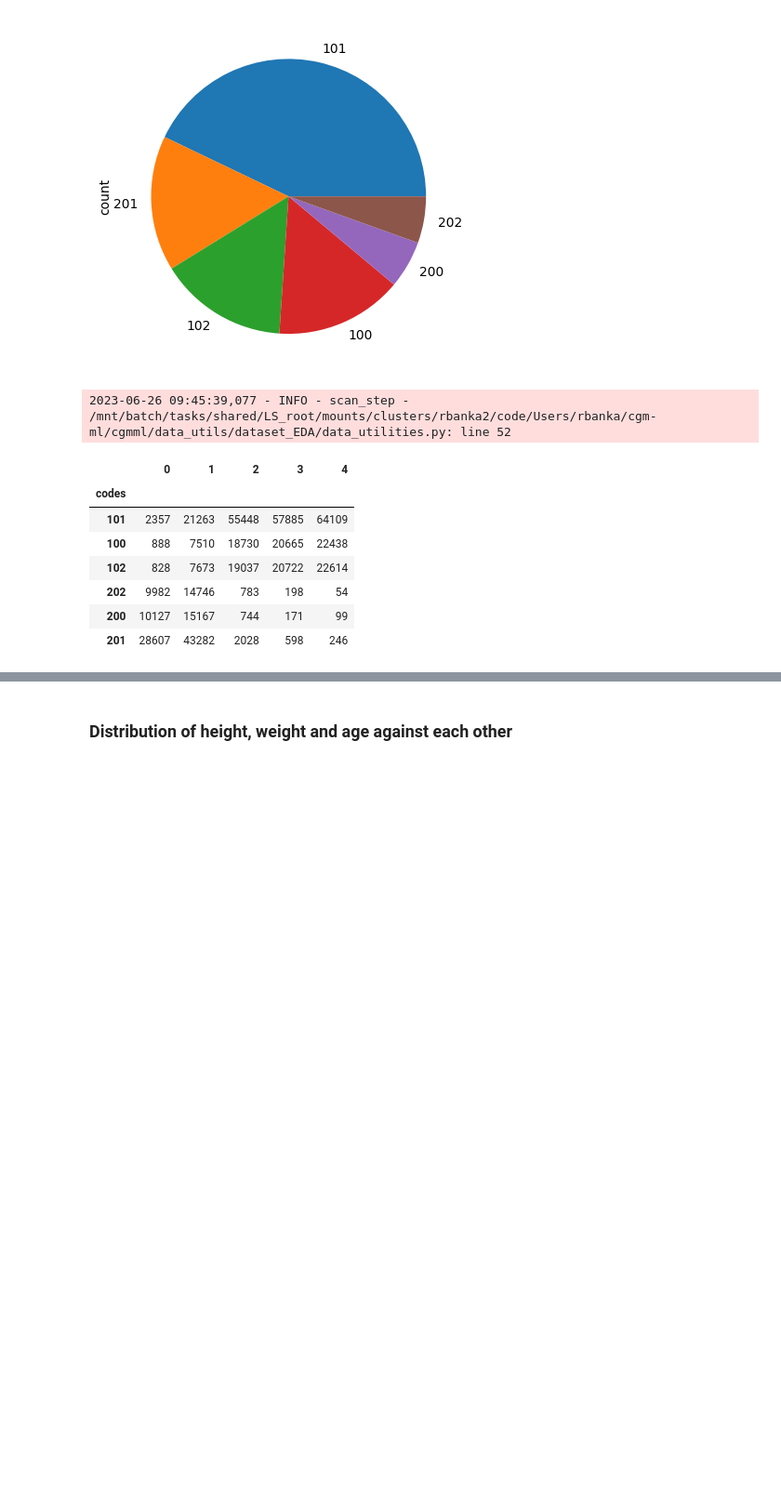
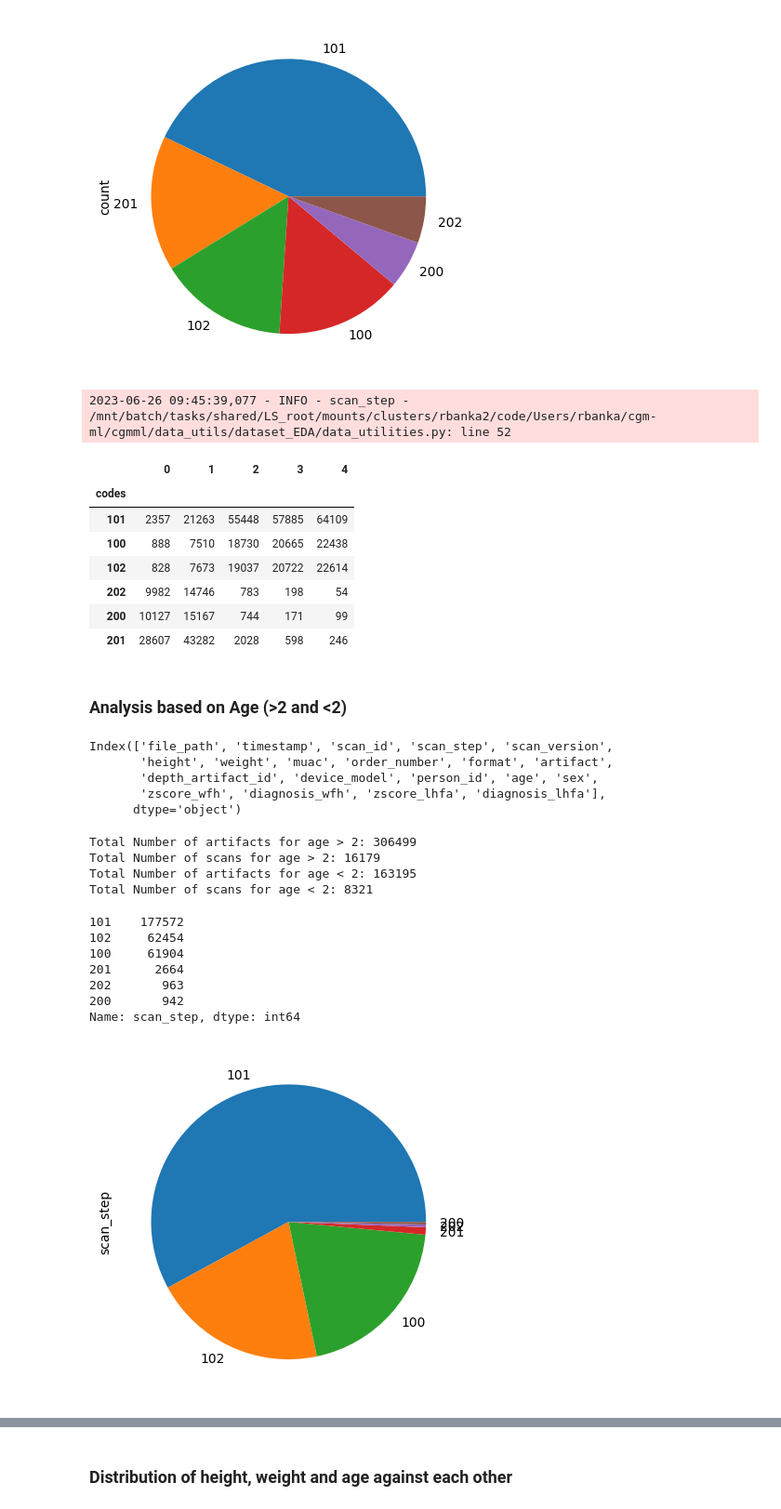
Before and after one commit to Rohithmarktricks/cgm-ml, a Jupyter notebook: cgmml/data_utils/dataset_EDA/dataset_469k_trainset/EDA_depthmap_469k.ipynb, the cells around one changed output, grey strips where cells are left out. Shown at 93% size. Cells and saved outputs as stored; diff of their text form; code cells hidden in the pictures; blank space fills up the shorter version.

Commit message:
Eda Notebooks depthmap & RGBDS (Train and Test)

```diff
--- a/cgmml/data_utils/dataset_EDA/dataset_469k_trainset/EDA_depthmap_469k.ipynb
+++ b/cgmml/data_utils/dataset_EDA/dataset_469k_trainset/EDA_depthmap_469k.ipynb
@@ -268,3 +256,47 @@ calculate_code_age_distribution(df, scan_type_colname)
 | 202 | 9982 | 14746 | 783 | 198 | 54 |
 | 200 | 10127 | 15167 | 744 | 171 | 99 |
 | 201 | 28607 | 43282 | 2028 | 598 | 246 |
+# %% [markdown]
+### Analysis based on  Age (>2 and <2)
+# %%
+df.columns
+# %% [output]
+Index(['file_path', 'timestamp', 'scan_id', 'scan_step', 'scan_version',
+       'height', 'weight', 'muac', 'order_number', 'format', 'artifact',
+       'depth_artifact_id', 'device_model', 'person_id', 'age', 'sex',
+       'zscore_wfh', 'diagnosis_wfh', 'zscore_lhfa', 'diagnosis_lhfa'],
+      dtype='object')
+# %%
+# get dataframe with age > 2
+df_gt2 = df[df['age']>=731]
+print(f"Total Number of artifacts for age > 2: {len(df_gt2['depth_artifact_id'])}")
+print(f"Total Number of scans for age > 2: {len(df_gt2.groupby('scan_id'))}")
+
+# get dataframe with age < 2
+df_lt2 = df[~(df['age'] >= 731)]
+print(f"Total Number of artifacts for age < 2: {len(df_lt2['depth_artifact_id'])}")
+print(f"Total Number of scans for age < 2: {len(df_lt2.groupby('scan_id'))}")
+# %% [output]
+Total Number of artifacts for age > 2: 306499
+Total Number of scans for age > 2: 16179
+Total Number of artifacts for age < 2: 163195
+Total Number of scans for age < 2: 8321
+# %%
+## keys for different scan type and their distribution in dataframe with "age" > 2
+"- 100 - standing front scan",
+"- 101 - standing 360 scan",
+"- 102 - standing back scan",
+"- 200 - lying front scan",
+"- 201 - lying side scan",
+"- 202 - lying back scan"
+print(df_gt2['scan_step'].value_counts())
+_ = df_gt2['scan_step'].value_counts().plot(kind='pie')
+# %% [output]
+101    177572
+102     62454
+100     61904
+201      2664
+202       963
+200       942
+Name: scan_step, dtype: int64
+[figure, added]
```
Also changed, not shown: parts of 5 cells of this notebook, 4 other files.
